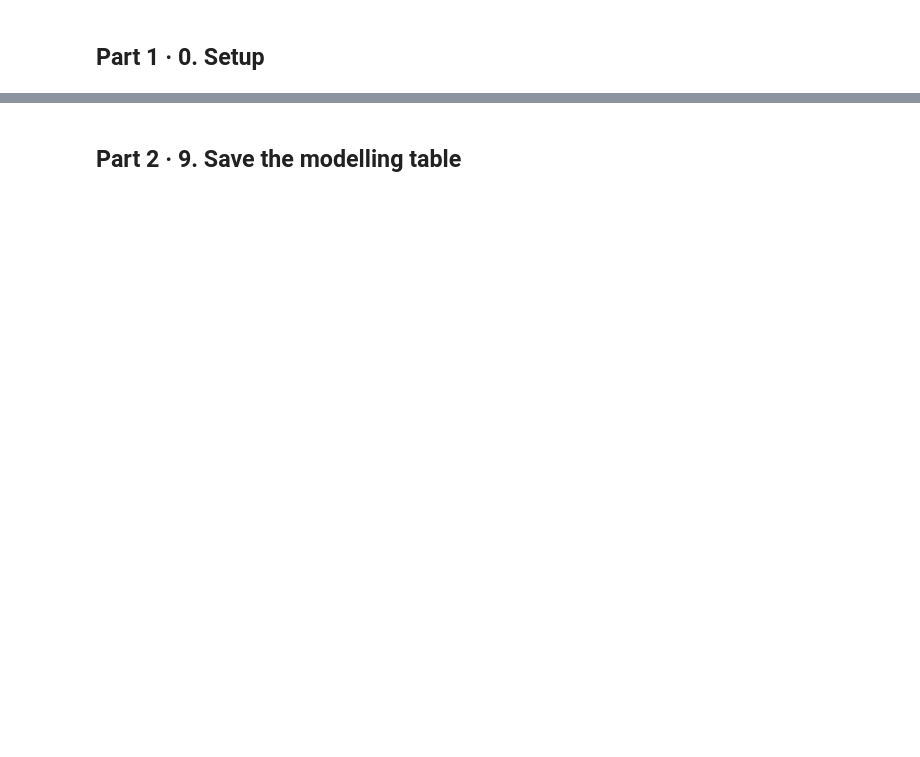
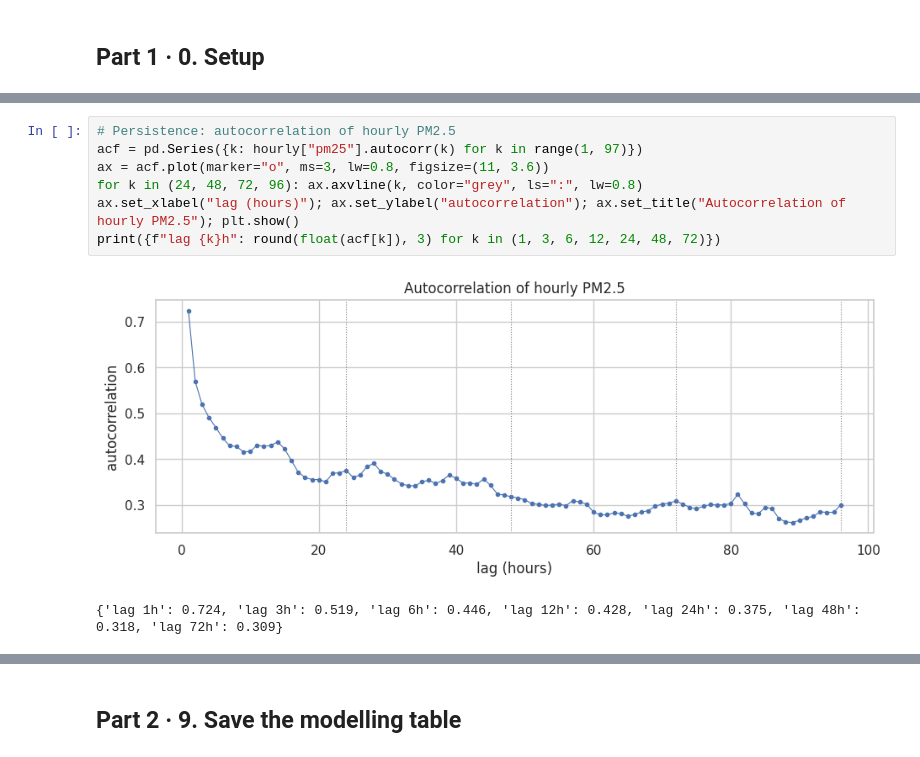
Before and after one commit to ZaField/Transboundary-Haze-Forecasting, a Jupyter notebook: Transboundary_Haze_Forecasting.ipynb, the cells around one changed output, grey strips where cells are left out. Cells and saved outputs as stored; diff of their text form; blank space fills up the shorter version.

```diff
--- a/Transboundary_Haze_Forecasting.ipynb
+++ b/Transboundary_Haze_Forecasting.ipynb
@@ -993,0 +315,10 @@ display(pd.DataFrame(rows_out).round(1).pivot_table(index=["horizon", "baseline"
+# %%
+# Persistence: autocorrelation of hourly PM2.5
+acf = pd.Series({k: hourly["pm25"].autocorr(k) for k in range(1, 97)})
+ax = acf.plot(marker="o", ms=3, lw=0.8, figsize=(11, 3.6))
+for k in (24, 48, 72, 96): ax.axvline(k, color="grey", ls=":", lw=0.8)
+ax.set_xlabel("lag (hours)"); ax.set_ylabel("autocorrelation"); ax.set_title("Autocorrelation of hourly PM2.5"); plt.show()
+print({f"lag {k}h": round(float(acf[k]), 3) for k in (1, 3, 6, 12, 24, 48, 72)})
+# %% [output]
+[figure, added]
+{'lag 1h': 0.724, 'lag 3h': 0.519, 'lag 6h': 0.446, 'lag 12h': 0.428, 'lag 24h': 0.375, 'lag 48h': 0.318, 'lag 72h': 0.309}
```
Also changed, not shown: parts of 156 cells of this notebook.
